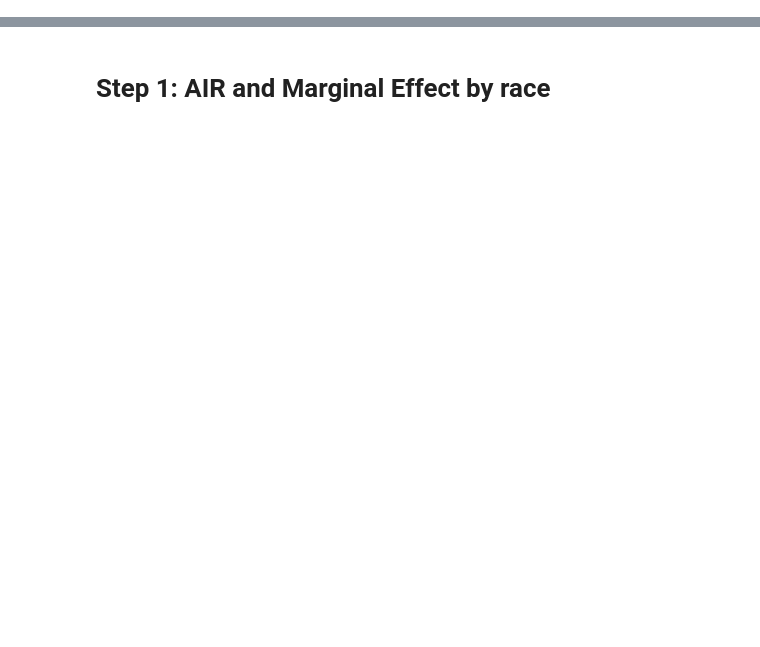
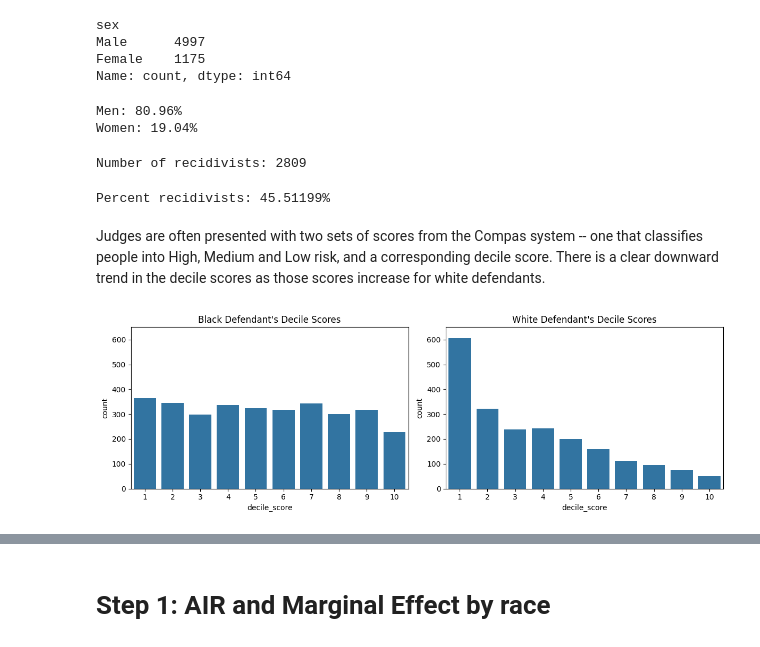
Before and after one commit to boratonAJ/Individual_Assignment_Responsible_Machine_Learning, a Jupyter notebook: Assignment_3/G37317778_Individual_Assignment_3.ipynb, the cells around one changed output, grey strips where cells are left out. Saved outputs shown, nothing was run; the diff lists cells and outputs as text; code cells hidden in the pictures; blank space fills up the shorter version.

```diff
--- a/Assignment_3/G37317778_Individual_Assignment_3.ipynb
+++ b/Assignment_3/G37317778_Individual_Assignment_3.ipynb
@@ -23,0 +56,5 @@ ERROR: No matching distribution found for solas-ai-disparity==0.5.1
+# %%
+# Load the data
+url = 'https://raw.githubusercontent.com/propublica/compas-analysis/master/compas-scores-two-years.csv'
+raw_data = pd.read_csv(url)
+raw_data.shape
@@ -23,0 +385,12 @@ ERROR: No matching distribution found for solas-ai-disparity==0.5.1
+# %%
+# Python equivalent of the R code above
+numeric_vars = ["age", "priors_count", "days_b_screening_arrest", "decile_score"]
+datetime_vars = ["c_jail_in", "c_jail_out"]
+
+# Select relevant columns and add reference-coded factors used later in the notebook
+df = add_reference_factors(prepare_compas_subset(raw_data, [
+    "age", "c_charge_degree", "race", "age_cat", "score_text", "sex", "priors_count",
+    "days_b_screening_arrest", "decile_score", "is_recid", "two_year_recid", "c_jail_in", "c_jail_out"
+]))
+
+df.head()
@@ -23,0 +440,5 @@ ERROR: No matching distribution found for solas-ai-disparity==0.5.1
+# %%
+# Calculate length of stay and correlation with decile_score
+df['length_of_stay'] = (df['c_jail_out'] - df['c_jail_in']).dt.days
+correlation = df[['length_of_stay', 'decile_score']].corr().iloc[0,1]
+print(f'Correlation between length_of_stay and decile_score: {correlation:.3f}')
@@ -23,0 +503,41 @@ ERROR: No matching distribution found for solas-ai-disparity==0.5.1
+# %%
+# Sex summary
+df['sex'].value_counts()
+# %% [output]
+sex
+Male      4997
+Female    1175
+Name: count, dtype: int64
+# %%
+print("Men: %.2f%%" % (df['sex'].value_counts().get('Male',0) / total * 100))
+print("Women: %.2f%%" % (df['sex'].value_counts().get('Female',0) / total * 100))
+# %% [output]
+Men: 80.96%
+Women: 19.04%
+# %%
+# Python equivalent of R's nrow(filter(df, two_year_recid == 1))
+# Recidivism counts and percentage
+recid_count = df[df['two_year_recid'] == 1]
+print('Number of recidivists:', len(recid_count))
+# %% [output]
+Number of recidivists: 2809
+# %%
+# Recidivism percentage
+print('Percent recidivists: %.5f%%' % (len(recid_count) / total * 100))
+# %% [output]
+Percent recidivists: 45.51199%
+# %% [markdown]
+Judges are often presented with two sets of scores from the Compas system -- one that classifies people into High, Medium and Low risk, and a corresponding decile score. There is a clear downward trend in the decile scores as those scores increase for white defendants.
+# %%
+# Plot decile scores by race
+fig, axes = plt.subplots(1, 2, figsize=(12, 4))
+sns.countplot(x='decile_score', data=df[df['race']=='African-American'], ax=axes[0], order=sorted(df['decile_score'].unique()))
+axes[0].set_title("Black Defendant's Decile Scores")
+axes[0].set_ylim(0, 650)
+sns.countplot(x='decile_score', data=df[df['race']=='Caucasian'], ax=axes[1], order=sorted(df['decile_score'].unique()))
+axes[1].set_title("White Defendant's Decile Scores")
+axes[1].set_ylim(0, 650)
+plt.tight_layout()
+plt.show()
+# %% [output]
+[figure, added]
```
Also changed, not shown: parts of 166 cells of this notebook, 2 other files.
